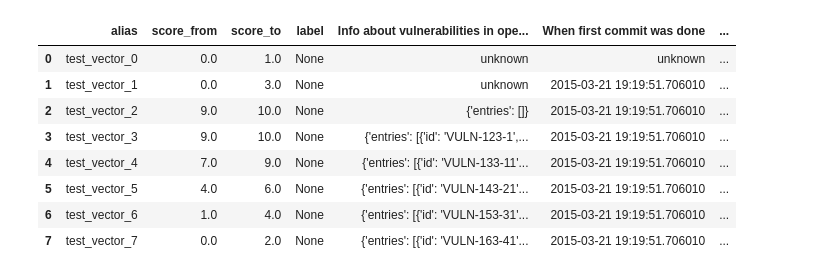
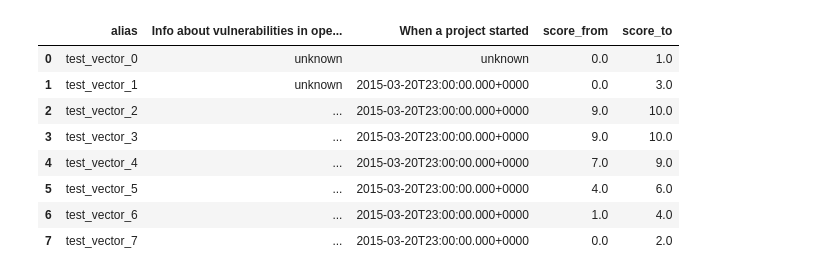
Before and after one commit to SAP/fosstars-rating-core, a Jupyter notebook: src/main/jupyter/oss/security/VulnerabilityLifetimeScoreTestVectors.ipynb, the cells around one changed output. Cells and saved outputs as stored; diff of their text form; code cells hidden in the pictures.

```diff
--- a/src/main/jupyter/oss/security/VulnerabilityLifetimeScoreTestVectors.ipynb
+++ b/src/main/jupyter/oss/security/VulnerabilityLifetimeScoreTestVectors.ipynb
@@ -219,20 +8,20 @@ test_vector_list.check()
 # %%
-# define test vectors
-test_vectors = test_vector_list.make_data_frame()
+import commons
 
-# store the test vectors to a CSV file
-filename = '../../../resources/com/sap/sgs/phosphor/fosstars/model/score/oss/VulnerabilityLifetimeScoreTestVectors.csv'
-test_vectors.to_csv(filename)
+
+# load test vectors
+file = '../../../../../src/main/resources/com/sap/sgs/phosphor/fosstars/model/score/oss/VulnerabilityLifetimeScoreTestVectors.yml'
+test_vectors = commons.load_test_vectors_from_yaml(file, features)
 
 # print out the test vectors
 test_vectors
 # %% [output]
-|  | alias | score_from | score_to | label | Info about vulnerabilities in ope... | When first commit was done | ... |
-| 0 | test_vector_0 | 0.0 | 1.0 | None | unknown | unknown | ... |
-| 1 | test_vector_1 | 0.0 | 3.0 | None | unknown | 2015-03-21 19:19:51.706010 | ... |
-| 2 | test_vector_2 | 9.0 | 10.0 | None | {'entries': []} | 2015-03-21 19:19:51.706010 | ... |
-| 3 | test_vector_3 | 9.0 | 10.0 | None | {'entries': [{'id': 'VULN-123-1',... | 2015-03-21 19:19:51.706010 | ... |
-| 4 | test_vector_4 | 7.0 | 9.0 | None | {'entries': [{'id': 'VULN-133-11'... | 2015-03-21 19:19:51.706010 | ... |
-| 5 | test_vector_5 | 4.0 | 6.0 | None | {'entries': [{'id': 'VULN-143-21'... | 2015-03-21 19:19:51.706010 | ... |
-| 6 | test_vector_6 | 1.0 | 4.0 | None | {'entries': [{'id': 'VULN-153-31'... | 2015-03-21 19:19:51.706010 | ... |
-| 7 | test_vector_7 | 0.0 | 2.0 | None | {'entries': [{'id': 'VULN-163-41'... | 2015-03-21 19:19:51.706010 | ... |
+|  | alias | Info about vulnerabilities in ope... | When a project started | score_from | score_to |
+| 0 | test_vector_0 | unknown | unknown | 0.0 | 1.0 |
+| 1 | test_vector_1 | unknown | 2015-03-20T23:00:00.000+0000 | 0.0 | 3.0 |
+| 2 | test_vector_2 | ... | 2015-03-20T23:00:00.000+0000 | 9.0 | 10.0 |
+| 3 | test_vector_3 | ... | 2015-03-20T23:00:00.000+0000 | 9.0 | 10.0 |
+| 4 | test_vector_4 | ... | 2015-03-20T23:00:00.000+0000 | 7.0 | 9.0 |
+| 5 | test_vector_5 | ... | 2015-03-20T23:00:00.000+0000 | 4.0 | 6.0 |
+| 6 | test_vector_6 | ... | 2015-03-20T23:00:00.000+0000 | 1.0 | 4.0 |
+| 7 | test_vector_7 | ... | 2015-03-20T23:00:00.000+0000 | 0.0 | 2.0 |
```
Also changed, not shown: parts of 5 cells of this notebook, 50 other files.
